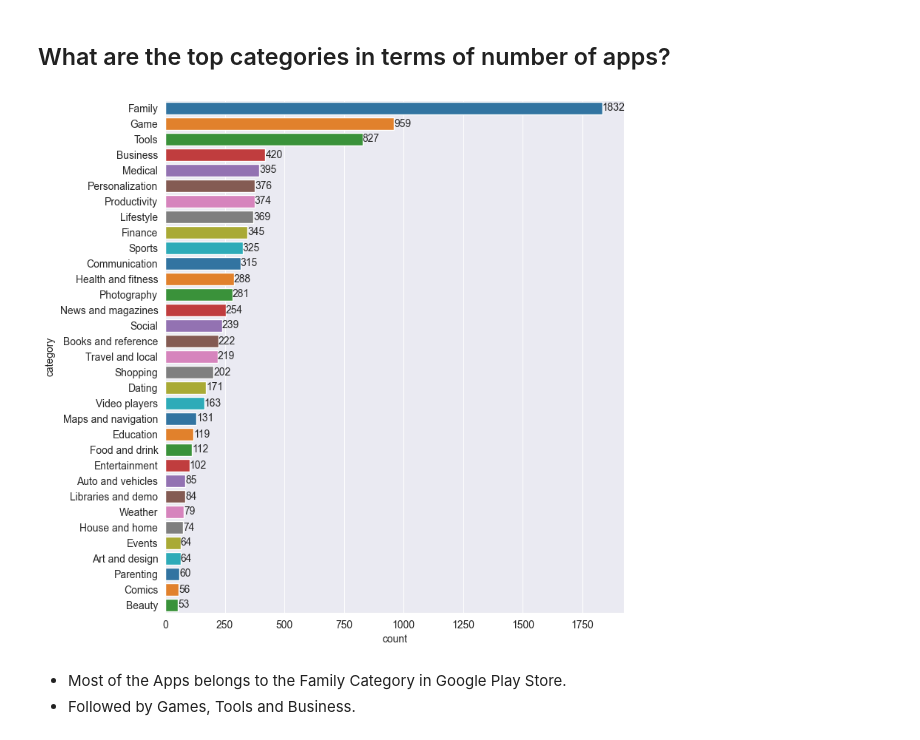
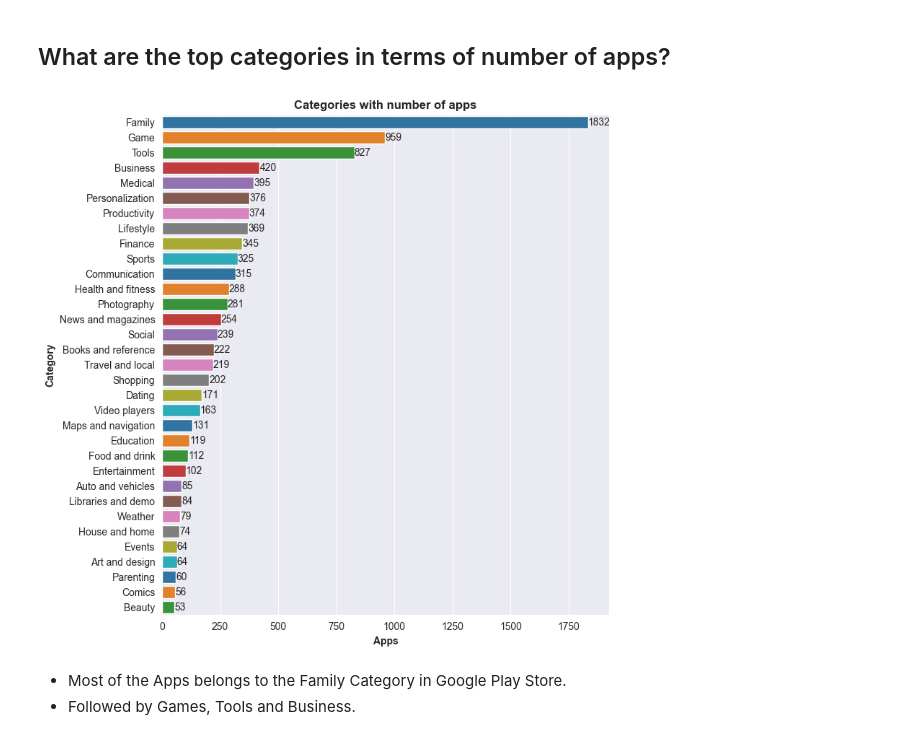
Before and after one commit to ali-bin-kashif/google-play-store-eda, a Jupyter notebook: google-play-store-eda.ipynb, the cells around one changed output. Saved outputs shown, nothing was run; the diff lists cells and outputs as text; code cells hidden in the pictures.

```diff
--- a/google-play-store-eda.ipynb
+++ b/google-play-store-eda.ipynb
@@ -540,12 +540,13 @@ memory usage: 981.0+ KB
 # %%
 top_categories = google_play_data['category'].value_counts().to_frame()
 set_size_style(8,9,'darkgrid')
 ax = sns.barplot(data=top_categories, y='category', x='count',  hue='category', palette='tab10')
+customize_plot(ax, 'Categories with number of apps', 'Apps', 'Category', 12,10)
 
 for container in ax.containers:
     ax.bar_label(container)
 # %% [output]
-[figure, old version]
+[figure, new version]
 # %% [markdown]
 - Most of the Apps belongs to the Family Category in Google Play Store.
 - Followed by Games, Tools and Business.
```
Also changed, not shown: parts of 49 cells of this notebook.
